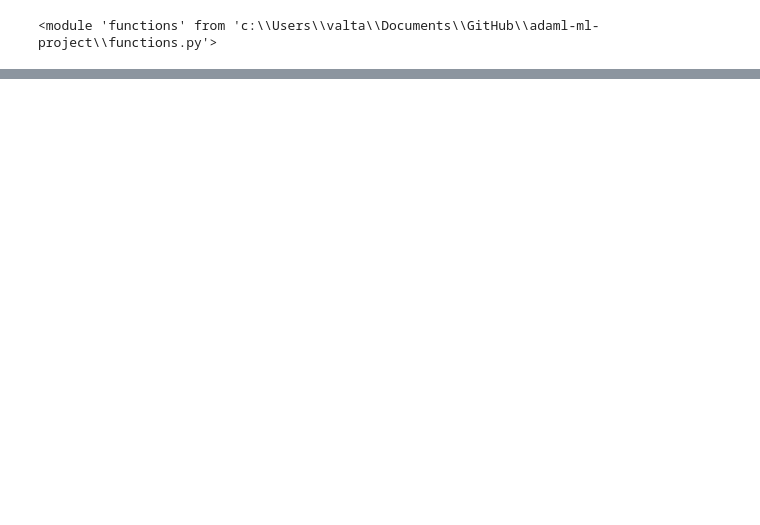
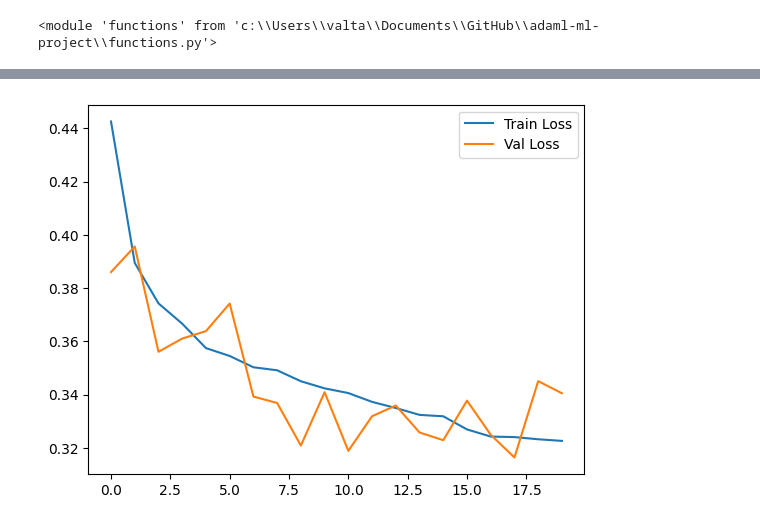
Before and after one commit to veetirajaniemi/adaml-ml-project, a Jupyter notebook: transformerNN.ipynb, the cells around one changed output, grey strips where cells are left out. Drawn from its saved outputs; the diff is of its cells as text; code cells hidden in the pictures; blank space fills up the shorter version.

```diff
--- a/transformerNN.ipynb
+++ b/transformerNN.ipynb
@@ -158 +128,31 @@ optimizer = torch.optim.Adam(model.parameters(), lr=1e-3)
+# %%
+scalerX = StandardScaler()
+scalerY = StandardScaler()
+
+train_X = scalerX.fit_transform(X_train)
+val_X   = scalerX.transform(X_val)
+
+train_Y = scalerY.fit_transform(Y_train.reshape(-1, 1))
+val_Y   = scalerY.transform(Y_val.reshape(-1, 1))
+
+trainData = EnergyData(train_X, train_Y, window)
+valData   = EnergyData(val_X,   val_Y,   window)
+
+trainLoader = DataLoader(trainData, batch_size=32, shuffle=False)
+valLoader   = DataLoader(valData,   batch_size=32, shuffle=False)
+# %%
+model = TransformerModel(
+    input_size=input_size,
+    d_model=64,
+    nhead=4,
+    num_layers=2,
+    dim_feedforward=128,
+    output_size=output_size,
+    max_len=5000
+).to(device)
+
+optimizer = torch.optim.Adam(model.parameters(), lr=learning_rate)
+
+trainLosses = []
+valLosses   = []
 # %%
@@ -261,0 +229,8 @@ Test MSE: 0.2948
+# %%
+plt.figure()
+plt.plot(trainLosses, label="Train Loss")
+plt.plot(valLosses, label="Val Loss")
+plt.legend()
+plt.show()
+# %% [output]
+[figure, added]
```
Also changed, not shown: parts of 16 cells of this notebook.
